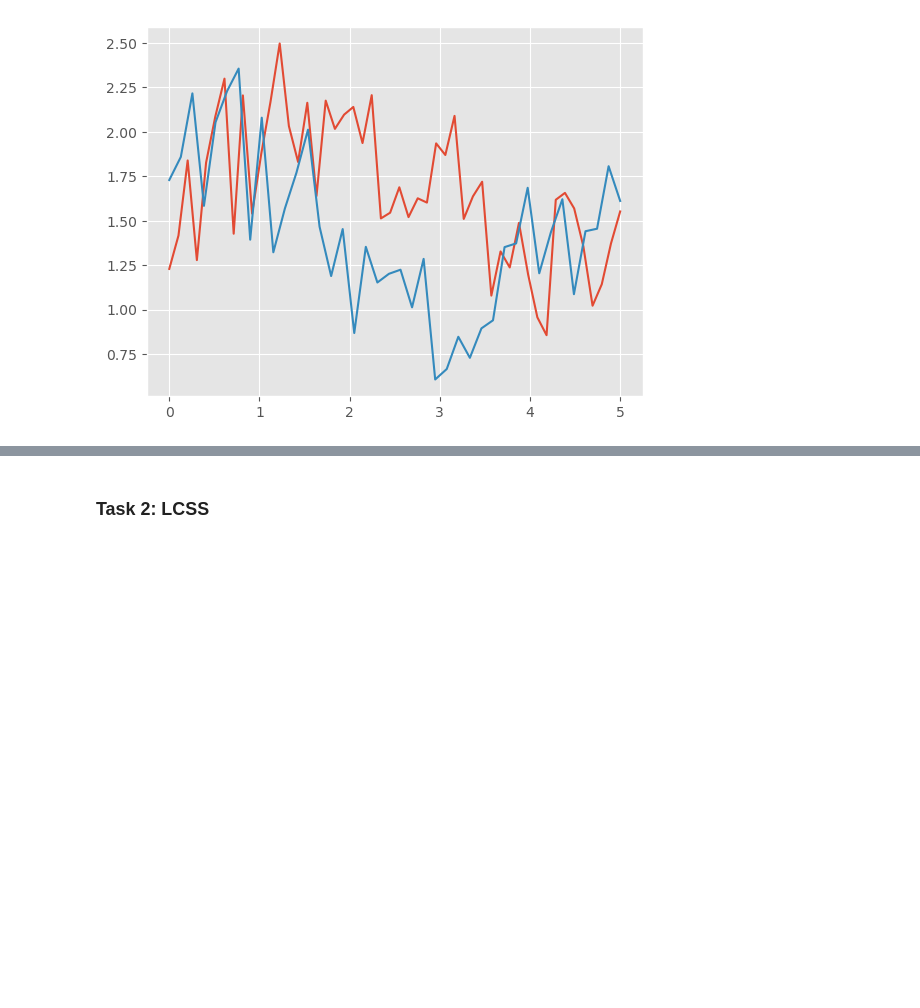
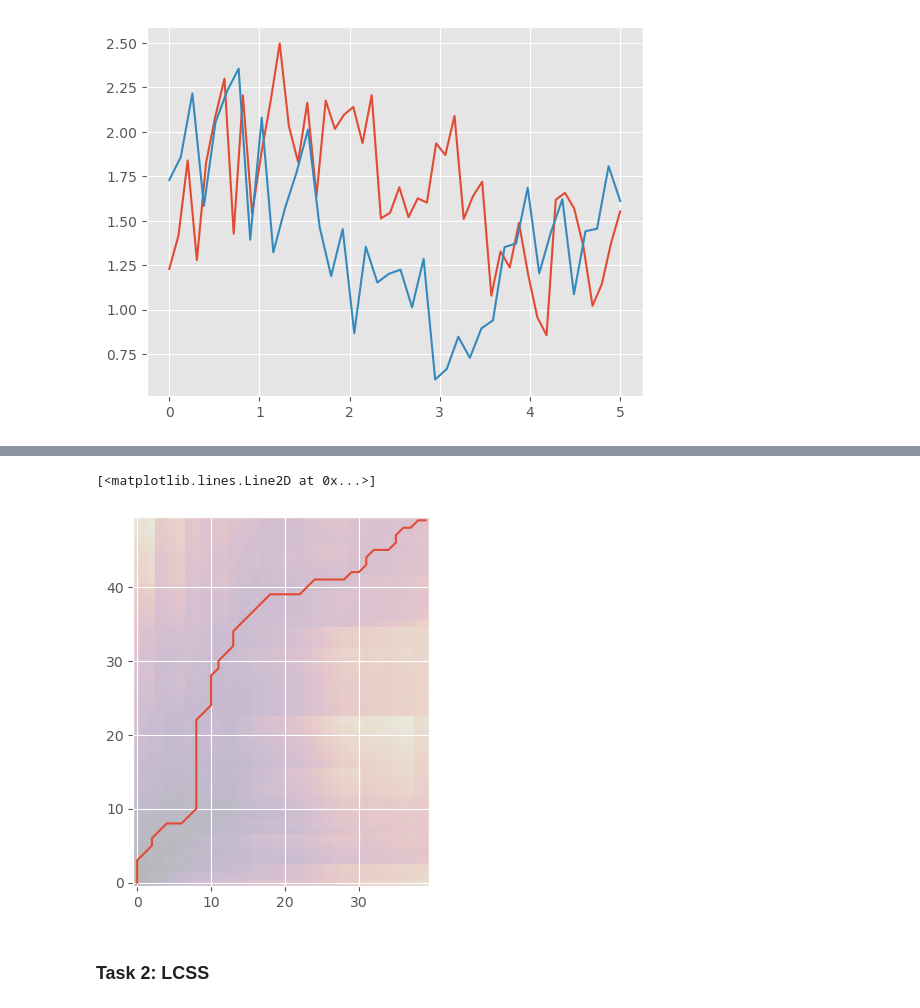
Before and after one commit to KlaraGtknst/TSDM_WS23_34, a Jupyter notebook: Exercise_06_Similarity.ipynb, the cells around one changed output, grey strips where cells are left out. Cells and saved outputs as stored; diff of their text form; code cells hidden in the pictures; blank space fills up the shorter version.

```diff
--- a/Exercise_06_Similarity.ipynb
+++ b/Exercise_06_Similarity.ipynb
@@ -87,10 +87,12 @@ def dtw(x, y, dist, warp=1):
         for j in range(c):
             D1[i, j] = dist(x[i], y[j])
     C = D1.copy()
-    print(C)
-    ####################
-    # Your Code Here   #
-    ####################
+
+    # accumulate cost matrix
+    for i in range(r):
+        for j in range(c):
+            D1[i, j] += min(D0[i, j], D0[i, j+1], D0[i+1, j])
+
     if len(x)==1:
         path = np.zeros(len(y)), range(len(y))
     elif len(y) == 1:
@@ -121,3 +123,11 @@ t2,d = TS_2(x1=5, samples=40)
 
 x=c.reshape(-1,1)
 y=d.reshape(-1,1)
+# %%
+# TODO: delete
+def simple_distance(X1, X2, p):
+    return np.sum(np.abs(X1-X2)**p)**(1/p)
+
+# plot the accumulated cost martix and the wrap path
+dist, cost, acc, path = dtw(x, y, dist=lambda x, y: simple_distance(x, y, 2))
+print(acc)
@@ -135,13 +154,18 @@ ModuleNotFoundError: No module named 'tslearn'
 # %%
+import seaborn as sns
 def simple_distance(X1, X2, p):
     return np.sum(np.abs(X1-X2)**p)**(1/p)
 
 # plot the accumulated cost martix and the wrap path
 dist, cost, acc, path = dtw(x, y, dist=lambda x, y: simple_distance(x, y, 2))
 
-####################
-# Your Code Here   #
-####################
+
+ax = plt.imshow(acc.reshape((len(x), len(y))),cmap="magma",origin="lower", alpha=0.2)
+X, Y = path
+plt.plot(Y, X)
+# %% [output]
+[<matplotlib.lines.Line2D at 0x...>]
+[figure, added]
 # %% [markdown]
 ### Task 2: LCSS
 # %% [markdown]
```
Also changed, not shown: parts of 15 cells of this notebook.
